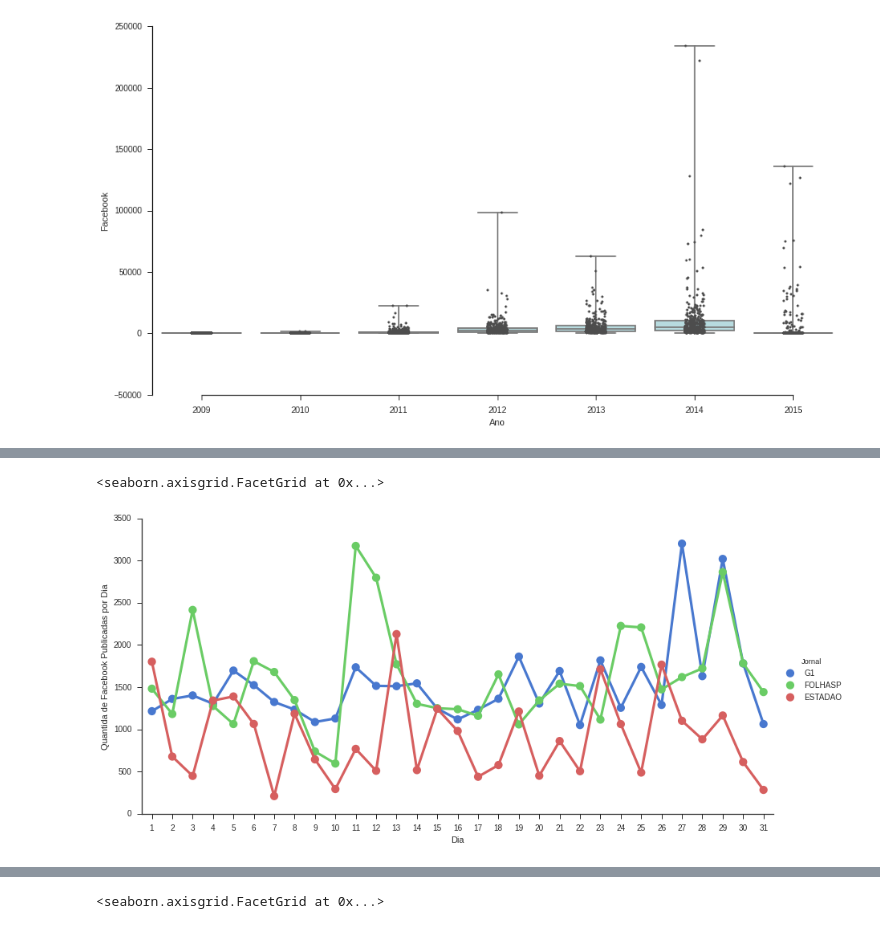
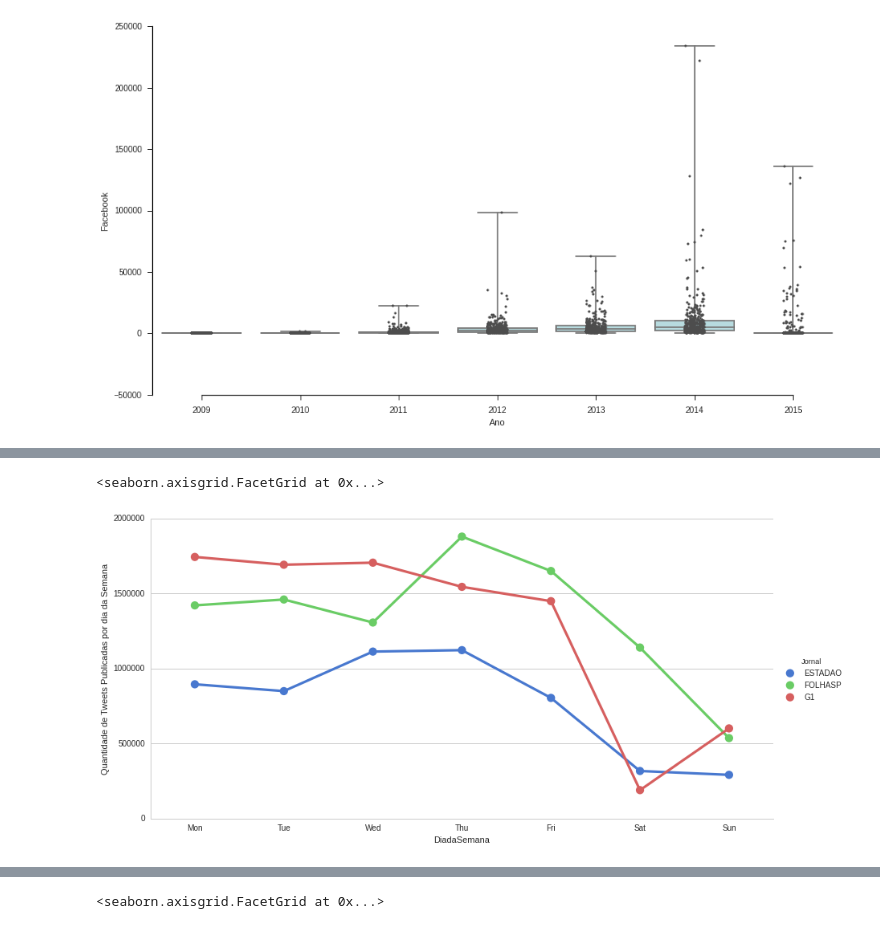
Before and after one commit to zegildo/PhD, a Jupyter notebook: src/scriptPython/TestingSeaborn.ipynb, the cells around one changed output, grey strips where cells are left out. Drawn from its saved outputs; the diff is of its cells as text; code cells hidden in the pictures.

Commit message:
Finalizando analises para Twitter e Facebook

```diff
--- a/src/scriptPython/TestingSeaborn.ipynb
+++ b/src/scriptPython/TestingSeaborn.ipynb
@@ -44,6 +44,7 @@ import pandas as pd
 #
 #..............................
 """
+path = '/home/zegildo/workspace/'
 # %%
 """
 Apresenta um resumo da quantidade de notícias coletadas
@@ -1059,10 +1120,14 @@ sns.despine(trim=True)
 Plota a manifestações de repercussões via Facebook por Jornal entre 2000 e 2015.
 
 """
-#g = sns.factorplot(x="Ano", y="Facebook", hue="Jornal", data=volRepercussao,ci=None,
-#                    size=6, kind="point", palette="muted",  aspect=2)
+grouped = volRepercussao.groupby(['Ano', 'Jornal'])
+volRepQuantidComentarios = grouped['Facebook'].agg({'Facebook' : np.sum}).reset_index()
+
+sns.set(style="whitegrid")
+
+g = sns.factorplot(x="Ano", y="Facebook", hue="Jornal", data=volRepQuantidComentarios,
+                    size=6, kind="point", palette="muted",  aspect=2)
 
 # Informação que definirá o eixo Y.
-#g.set_ylabels("Quantida de Facebook Publicadas por Ano")
-volRepercussao[volRepercussao.Facebook > 20000]
+g.set_ylabels("Quantidade de Facebook Publicadas por Ano")
 # %% [output]
@@ -1141,15 +1263,20 @@ vol_2009_2015_FOLHASP[vol_2009_2015_FOLHASP.Facebook > 400000]
 """
 #........................................
 #
-# 2.3.2 - Analise de Facebook Mes a Mes
+# 2.3.3 - Analise de Facebook Dia do Mes
 #
 #.......................................
 """
 
-g = sns.factorplot(x="Mes", y="Facebook", hue="Jornal", data=volRepercussao,ci=None,
+grouped = volRepercussao.groupby(['Dia', 'Jornal'])
+volRepQuantidFacebook = grouped['Facebook'].agg({'Facebook' : np.sum}).reset_index()
+
+sns.set(style="whitegrid")
+
+g = sns.factorplot(x="Dia", y="Facebook", hue="Jornal", data=volRepQuantidFacebook,
                     size=6, kind="point", palette="muted",  aspect=2)
 
 # Informação que definirá o eixo Y.
-g.set_ylabels("Quantida de Facebook Publicadas por Mes")
+g.set_ylabels("Quantidade de Facebook Publicadas por Mes")
 # %% [output]
 <seaborn.axisgrid.FacetGrid at 0x...>
@@ -1157,17 +1335,23 @@ g.set_ylabels("Quantida de Facebook Publicadas por Mes")
 # %%
 """
-#........................................
+#...............................................
 #
-# 2.3.3 - Analise de Facebook Dia do Mes
+# 2.3.4 - Analise de Facebook por Dia da Semana
 #
-#.......................................
+#...............................................
 """
 
-g = sns.factorplot(x="Dia", y="Facebook", hue="Jornal", data=volRepercussao,ci=None,
+grouped = volRepercussao.groupby(['DiadaSemana', 'Jornal'])
+volRepQuantidComentarios = grouped['Facebook'].agg({'Facebook' : np.sum}).reset_index()
+volRepQuantidComentarios['DiadaSemana'] = pd.Categorical(volRepQuantidComentarios['DiadaSemana'],
+                                                ["Mon", "Tue", "Wed", "Thu", "Fri", "Sat","Sun"])
+sns.set(style="whitegrid")
+
+g = sns.factorplot(x="DiadaSemana", y="Facebook", hue="Jornal", data=volRepQuantidComentarios,
                     size=6, kind="point", palette="muted",  aspect=2)
 
 # Informação que definirá o eixo Y.
-g.set_ylabels("Quantida de Facebook Publicadas por Dia")
+g.set_ylabels("Quantidade de Tweets Publicadas por dia da Semana")
 # %% [output]
 <seaborn.axisgrid.FacetGrid at 0x...>
-[figure, old version]
+[figure, new version]
```
Also changed, not shown: parts of 52 cells of this notebook.
